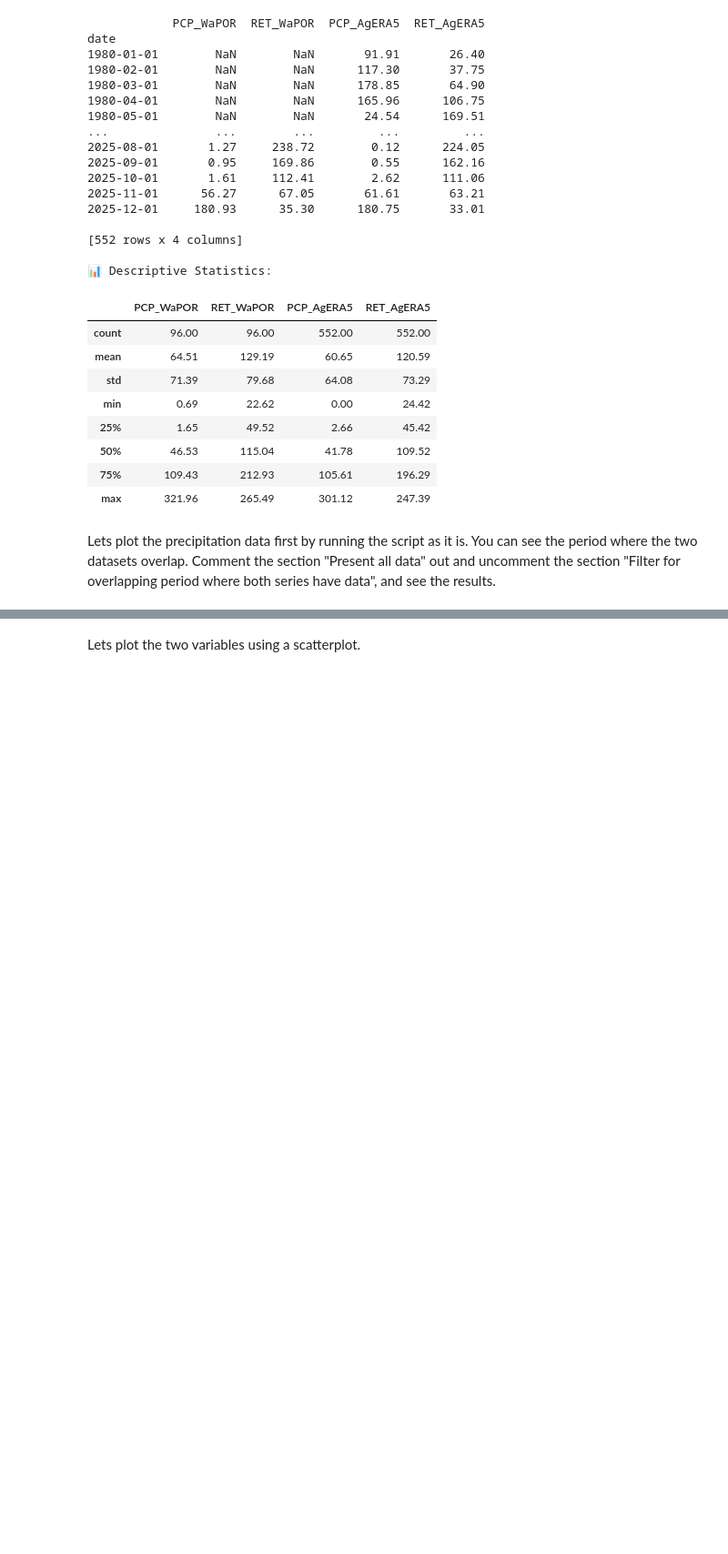
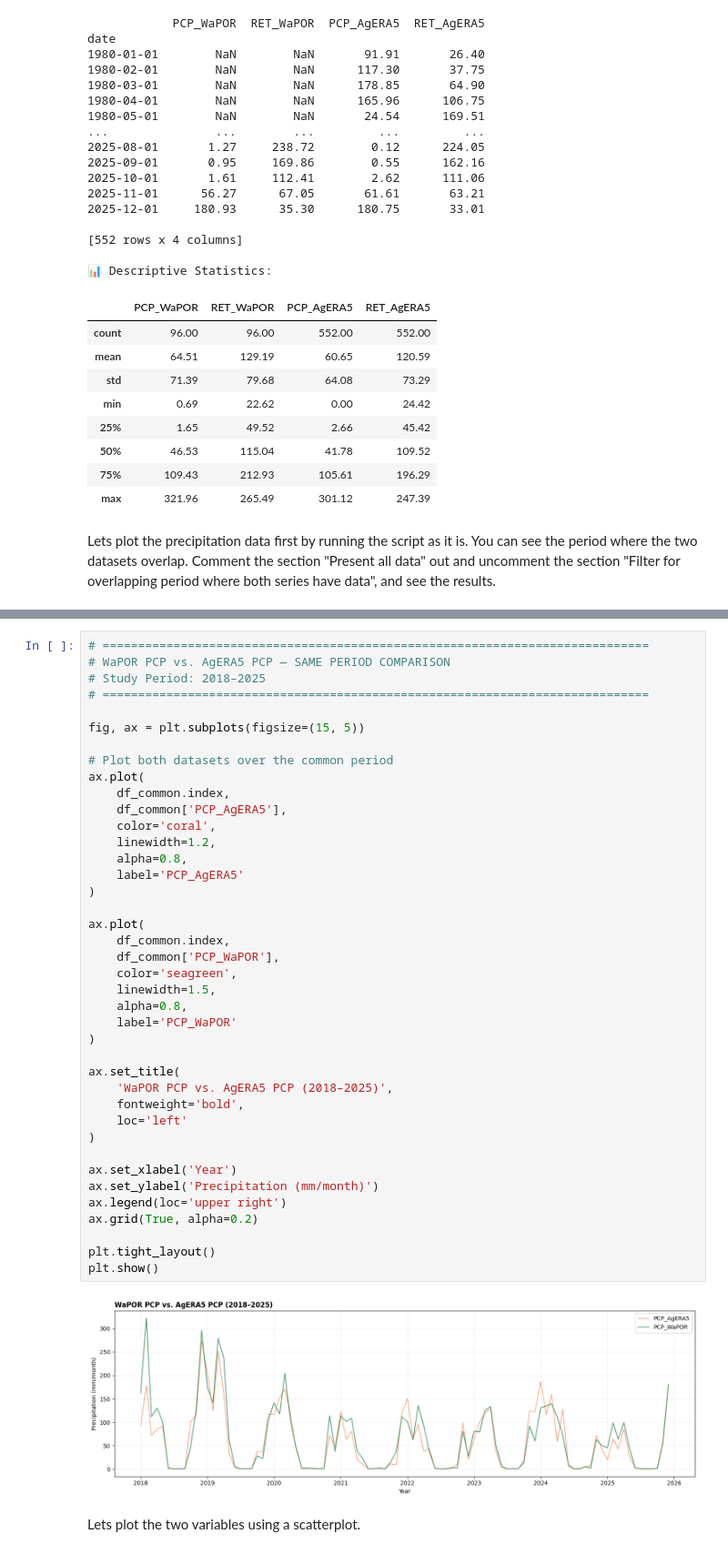
Before and after one commit to drealdrizz/Arithmetic, a Jupyter notebook: 3.1_Correlation_Analyses.ipynb, the cells around one changed output, grey strips where cells are left out. Shown at 91% size. Drawn from its saved outputs; the diff is of its cells as text; blank space fills up the shorter version.

```diff
--- a/3.1_Correlation_Analyses.ipynb
+++ b/3.1_Correlation_Analyses.ipynb
@@ -356,3 +439,45 @@ ax.grid(True, alpha=0.2)
+# %%
+# =============================================================================
+# WaPOR PCP vs. AgERA5 PCP — SAME PERIOD COMPARISON
+# Study Period: 2018–2025
+# =============================================================================
+
+fig, ax = plt.subplots(figsize=(15, 5))
+
+# Plot both datasets over the common period
+ax.plot(
+    df_common.index,
+    df_common['PCP_AgERA5'],
+    color='coral',
+    linewidth=1.2,
+    alpha=0.8,
+    label='PCP_AgERA5'
+)
+
+ax.plot(
+    df_common.index,
+    df_common['PCP_WaPOR'],
+    color='seagreen',
+    linewidth=1.5,
+    alpha=0.8,
+    label='PCP_WaPOR'
+)
+
+ax.set_title(
+    'WaPOR PCP vs. AgERA5 PCP (2018–2025)',
+    fontweight='bold',
+    loc='left'
+)
+
+ax.set_xlabel('Year')
+ax.set_ylabel('Precipitation (mm/month)')
+ax.legend(loc='upper right')
+ax.grid(True, alpha=0.2)
+
+plt.tight_layout()
+plt.show()
+# %% [output]
+[figure, added]
 # %% [markdown]
 Lets plot the two variables using a scatterplot.
 # %%
```
Also changed, not shown: parts of 4 cells of this notebook.
